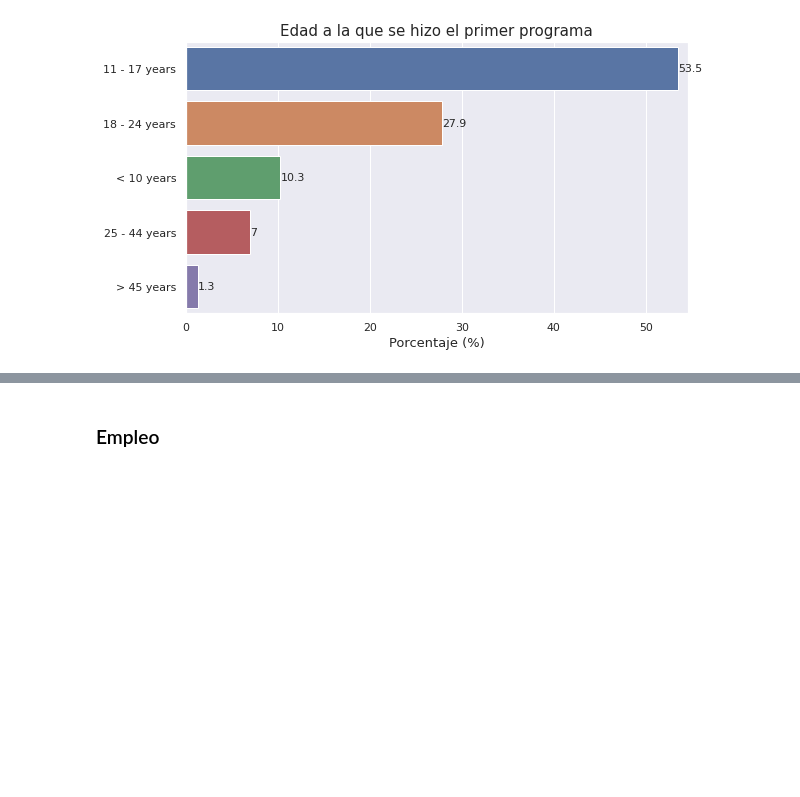
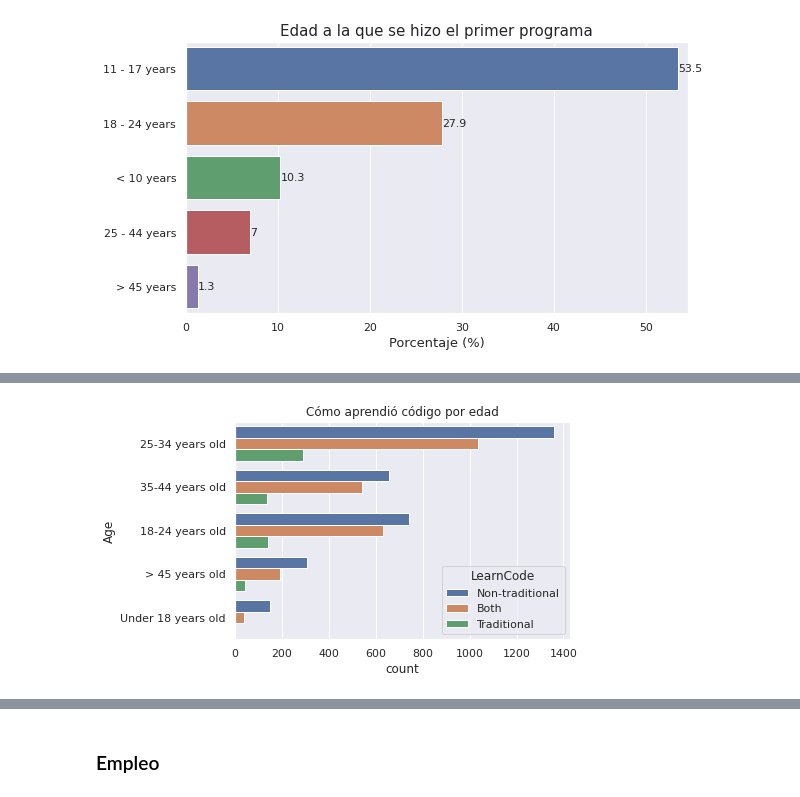
Before and after one commit to anthonymanotoa/survey-dev, a Jupyter notebook: notebooks/2-exploration.ipynb, the cells around one changed output, grey strips where cells are left out. Cells and saved outputs as stored; diff of their text form; code cells hidden in the pictures; blank space fills up the shorter version.

```diff
--- a/notebooks/2-exploration.ipynb
+++ b/notebooks/2-exploration.ipynb
@@ -124,0 +132,6 @@ barploth_normalized(df.Age1stCode, title='Edad a la que se hizo el primer progra
+# %%
+sns.countplot(y=df.Age, hue=df.LearnCode, hue_order=['Non-traditional', 'Both', 'Traditional'])
+plt.title('Cómo aprendió código por edad')
+plt.show()
+# %% [output]
+[figure, added]
```
Also changed, not shown: parts of 49 cells of this notebook, 3 other files.
